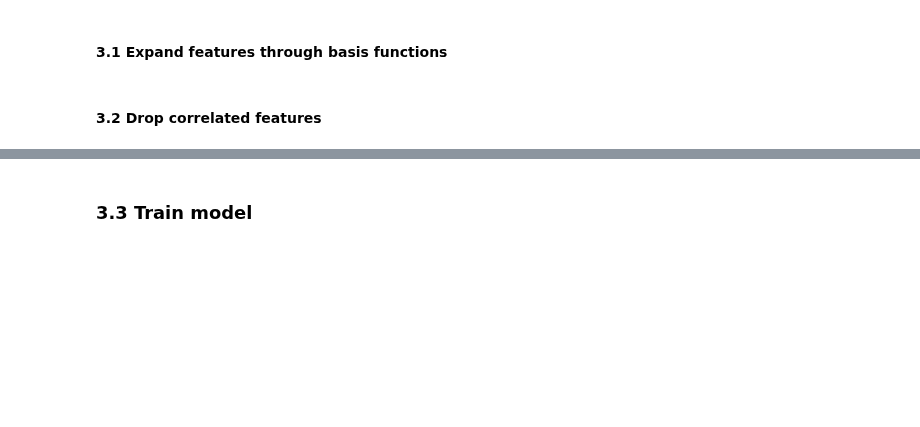
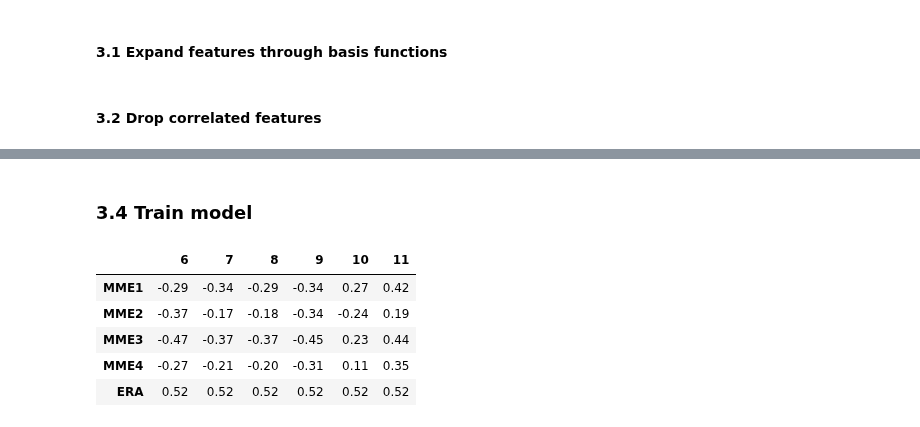
Before and after one commit to mzachow/wheat-yield-forecast-argentina, a Jupyter notebook: train_model_SCM.ipynb, the cells around one changed output, grey strips where cells are left out. Drawn from its saved outputs; the diff is of its cells as text; code cells hidden in the pictures; blank space fills up the shorter version.

```diff
--- a/train_model_SCM.ipynb
+++ b/train_model_SCM.ipynb
@@ -130,5 +176,5 @@ x_y_cv_expanded.head()
 # %% [markdown]
-### 3.3 Train model
+### 3.4 Train model
 # %%
 # K-Fold Cross Validation
 def kfold_cross_validation(data, model="ECMWF", init=8, no_of_features=2):
@@ -176,5 +227,31 @@ def kfold_cross_validation(data, model="ECMWF", init=8, no_of_features=2):
         national_forecasts_by_year.loc[national_forecasts_by_year["year"] == season, "predicted"] = y_predicted
 
     return national_forecasts_by_year
+# %%
+models = ['MME1', 'MME2', 'MME3', 'MME4', 'ERA']
+results = pd.DataFrame(0, index=models, columns=[6, 7, 8, 9, 10, 11])
+for im in [6, 7, 8, 9, 10, 11]:
+    for model in models:
+        res = kfold_cross_validation(x_y_cv_expanded, model=model, init=im, no_of_features=3)
+        # rmse
+        #metric = 100 * mse(res["yield anomaly [%]"], res["predicted"], squared=False)
+        # mae
+        #metric = np.round(mae(res["predicted"], res["yield anomaly [%]"]), 4)
+        # r
+        #metric = np.round(pearsonr(res["predicted"], res["yield anomaly [%]"])[0], 2)
+
+        # coefficient of determination
+        metric = r2(res["yield anomaly [%]"], res["predicted"])
+
+        results.loc[model, im] = np.round(metric, 2)
+
+results
+# %% [output]
+|  | 6 | 7 | 8 | 9 | 10 | 11 |
+| MME1 | -0.29 | -0.34 | -0.29 | -0.34 | 0.27 | 0.42 |
+| MME2 | -0.37 | -0.17 | -0.18 | -0.34 | -0.24 | 0.19 |
+| MME3 | -0.47 | -0.37 | -0.37 | -0.45 | 0.23 | 0.44 |
+| MME4 | -0.27 | -0.21 | -0.20 | -0.31 | 0.11 | 0.35 |
+| ERA | 0.52 | 0.52 | 0.52 | 0.52 | 0.52 | 0.52 |
 # %%
 models = ['BOM', 'CMCC', 'CWB', 'DWD', 'ECCC', 'ECMWF', 'ERA', 'JMA', 'KMA', 'METFR', 'PNU', 'UKMO']
```
Also changed, not shown: parts of 9 cells of this notebook, 7 other files.
